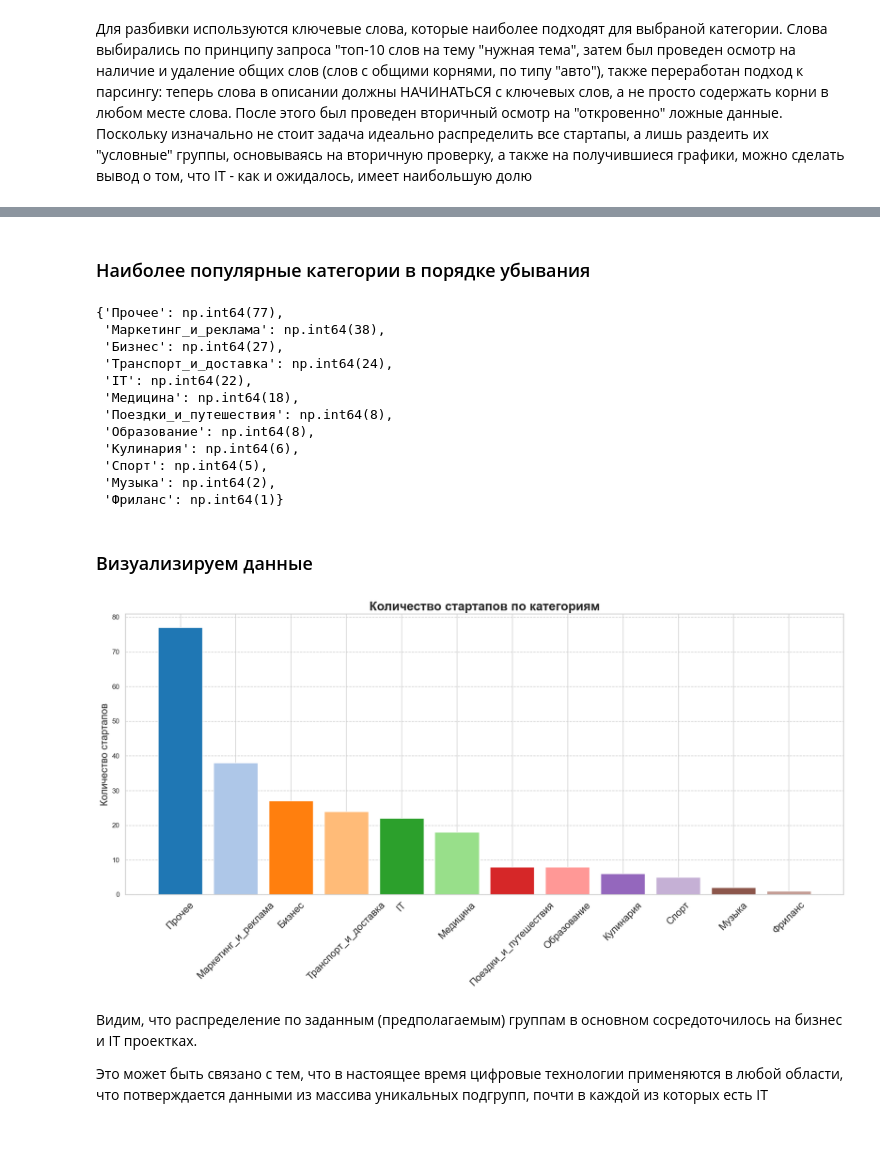
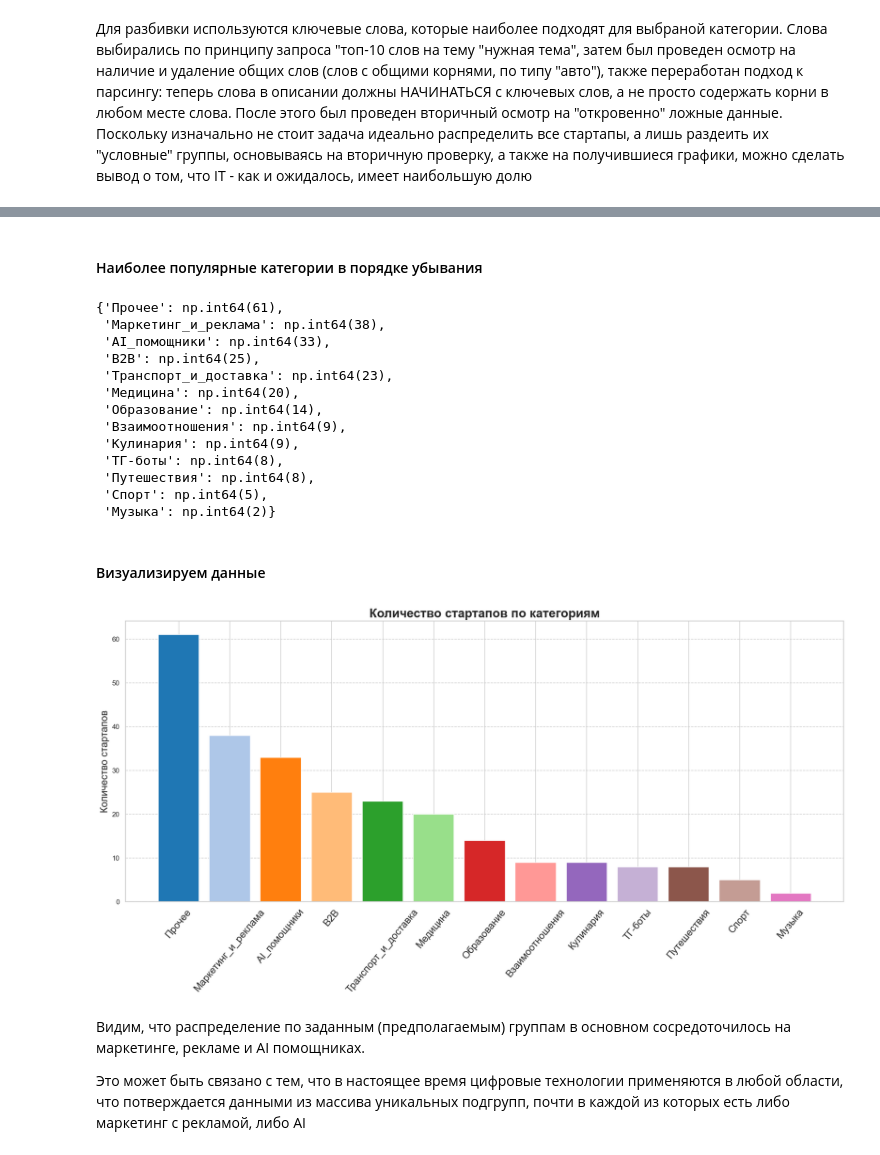
Before and after one commit to panchill/Startup-analytics, a Jupyter notebook: Startup_analytics.ipynb, the cells around one changed output, grey strips where cells are left out. Cells and saved outputs as stored; diff of their text form; code cells hidden in the pictures.

```diff
--- a/Startup_analytics.ipynb
+++ b/Startup_analytics.ipynb
@@ -35,0 +21,19 @@ df[['Инвестиции(руб)', 'За', 'Против', 'Воздержал
+# %%
+# Форматируем вывод чисел (два знака для float, целые для int)
+pd.options.display.float_format = '{:,.2f}'.format
+
+description = df[['Инвестиции(руб)', 'За', 'Против', 'Воздержалось', 'Всего']].describe()
+description['Инвестиции(руб)'] = (description['Инвестиции(руб)'] / 1_000_000).round(2)
+description[['За', 'Против', 'Воздержалось', 'Всего']] = description[['За', 'Против', 'Воздержалось', 'Всего']].astype(int)
+description.rename(columns={'Инвестиции(руб)': 'Инвестиции (млн, руб)'}, inplace=True)
+description_selected = description.loc[['mean', '25%', '50%', '75%', 'min', 'max']]
+description_renamed = description_selected.rename(index={
+    'mean': 'Среднее',
+    '25%': '25-й перцентиль',
+    '50%': 'Медиана (50-й перцентиль)',
+    '75%': '75-й перцентиль',
+    'min': 'Минимум',
+    'max': 'Максимум'
+})
+
+description_renamed
@@ -58,19 +72,17 @@ plt.show()
 # %%
 keywords = {
-    'IT' : ['it', 'ai', 'искуственн', 'интеллект'],
+    'ТГ-боты' : ['телеграм', 'telegram'],
+    'Взаимоотношения' : ['коммуникац', 'познакомиться', 'знакомств', 'отношени', 'свидани'],
+    'AI_помощники' : ['виртуальн', 'помощник', 'ai', 'искусственны', 'интелект', 'ии', 'бот'],
     'Маркетинг_и_реклама' : ['реклам', 'маркетинг', 'анализ', 'акци', 'контент'],
-    'Фриланс': ['фриланс', 'удален', 'самозанят'],
-    'Бизнес' : ['b2b', 'бизнес', 'бизнеса', 'сотрудничеств'],
-    'Медицина' : ['диагностик ', 'профилактик', 'медицин', 'врач', 'докт', 'хирург ', 'операц', 'маломобильных', 'процедур','здоровь', 'вирус'],
-    'Образование': ['студент', 'университет', 'школ', 'образован', 'универ', 'экзамен', 'курс', 'общежит', 'образован'],
-
+    'B2B' : ['b2b', 'бизнес'],
+    'Медицина' : ['диагностик ', 'профилактик', 'медицин', 'врач', 'докт', 'хирург ', 'операц', 'маломобильных', 'процедур','здоровь', 'вирус', 'психолог', 'таблет', 'больн'],
+    'Образование': ['студент', 'университет', 'школ', 'образован', 'универ', 'экзамен', 'курс', 'общежит', 'образован', 'обучени'],
     'Музыка': ['музык', 'песн', 'звук', 'аккорд', 'мелод'],
     'Спорт': ['тренировк', 'фитнес', 'физкультур', 'атлетик', 'кардио', 'нагруз', 'сорев', 'экипиров', 'упражнен'],
-
-
-    'Транспорт_и_доставка': ['ремонт', 'машина', 'техобслуж', 'кузов', 'запчаст', 'транспорт', 'курьер', 'доставк', 'груз', 'логистик', 'автомобил'],
-    'Поездки_и_путешествия': ['поездк', 'туризм', 'путешеств', 'путевк', 'экскурси', 'курорт', 'проживание', 'бронирован'],
-    'Кулинария': ['кухн', 'повар', 'еда', 'пищ', 'рецепт', 'ингредиент', 'блюд'],
+    'Транспорт_и_доставка': ['машина', 'техобслуж', 'кузов', 'транспорт', 'курьер', 'доставк', 'груз', 'логистик', 'автомобил','маршрут', 'навигатор', 'двигател'],
+    'Путешествия': ['поездк', 'туризм', 'путешеств', 'путевк', 'экскурси', 'курорт', 'проживание', 'travel'],
+    'Кулинария': ['кухн', 'повар', 'еда', 'пищ', 'рецепт', 'ингредиент', 'блюд', 'еды', 'общепит', 'едой'],
 
 
 }
@@ -162,5 +213,5 @@ random_startups_df
 # %% [markdown]
-### Наиболее популярные категории в порядке убывания
+#### Наиболее популярные категории в порядке убывания
 # %%
 # Функция для подсчета всех категорий, содержащих подкатегорию
 def count_subcategory_occurrences(df, subcategories):
@@ -180,54 +231,55 @@ def count_subcategory_occurrences(df, subcategories):
     return sorted_results
 
 # Список подкатегорий, которые нужно проверить
-subcategories_list = ['Прочее', 'IT', 'Бизнес', 'Музыка', 'Фриланс', 'Медицина', 'Спорт', 'Транспорт_и_доставка', 'Поездки_и_путешествия', 'Кулинария', 'Образование', 'Маркетинг_и_реклама']
+subcategories_list = ['Прочее', 'ТГ-боты', 'B2B', 'Взаимоотношения', 'AI_помощники', 'Музыка', 'Медицина', 'Спорт', 'Транспорт_и_доставка', 'Путешествия', 'Кулинария', 'Образование', 'Маркетинг_и_реклама']
 
 # Подсчет количества всех категорий для каждой подкатегории в списке
 subcategory_counts = count_subcategory_occurrences(df, subcategories_list)
 subcategory_counts
 # %% [output]
-{'Прочее': np.int64(77),
+{'Прочее': np.int64(61),
  'Маркетинг_и_реклама': np.int64(38),
- 'Бизнес': np.int64(27),
- 'Транспорт_и_доставка': np.int64(24),
- 'IT': np.int64(22),
- 'Медицина': np.int64(18),
- 'Поездки_и_путешествия': np.int64(8),
- 'Образование': np.int64(8),
- 'Кулинария': np.int64(6),
+ 'AI_помощники': np.int64(33),
+ 'B2B': np.int64(25),
+ 'Транспорт_и_доставка': np.int64(23),
+ 'Медицина': np.int64(20),
+ 'Образование': np.int64(14),
+ 'Взаимоотношения': np.int64(9),
+ 'Кулинария': np.int64(9),
+ 'ТГ-боты': np.int64(8),
+ 'Путешествия': np.int64(8),
  'Спорт': np.int64(5),
- 'Музыка': np.int64(2),
- 'Фриланс': np.int64(1)}
+ 'Музыка': np.int64(2)}
 # %% [markdown]
-### Визуализируем данные
+#### Визуализируем данные
 # %%
 category_labels = list(subcategory_counts.keys())
 category_counts = list(subcategory_counts.values())
 
 
 
 colors = plt.get_cmap('tab20').colors
 
 plt.figure(figsize=(17, 9))
 plt.bar(
     category_labels,
     category_counts,
     color=colors[:len(category_labels)]  # Убедитесь, что достаточно цветов для всех категорий
 )
 
 plt.title('Количество стартапов по категориям', fontsize=20, fontweight='bold')
 plt.ylabel('Количество стартапов', fontsize=16)
-plt.xticks(rotation=45, fontsize=16)  # Поворот меток категорий, если они длинные
+plt.xticks(rotation=50, fontsize=16)  # Поворот меток категорий, если они длинные
 plt.grid(axis='y', linestyle='--')  # Сетка по вертикальной оси
 plt.tight_layout()  # Подгонка для отображения меток
 plt.show()
 # %% [output]
-[figure, old version]
+[figure, new version]
 # %% [markdown]
 
 
-Видим, что распределение по заданным (предполагаемым) группам в основном сосредоточилось на бизнес и IT проектках.
+Видим, что распределение по заданным (предполагаемым) группам в основном сосредоточилось на маркетинге, рекламе и AI помощниках.
 
-Это может быть связано с тем, что в настоящее время цифровые технологии применяются в любой области, что потверждается данными из массива уникальных подгрупп, почти в каждой из которых есть IT
+Это может быть связано с тем, что в настоящее время цифровые технологии применяются в любой области, что потверждается данными из массива уникальных подгрупп, почти в каждой из которых есть либо маркетинг с рекламой, либо AI
 # %%
 
```
Also changed, not shown: parts of 26 cells of this notebook.
